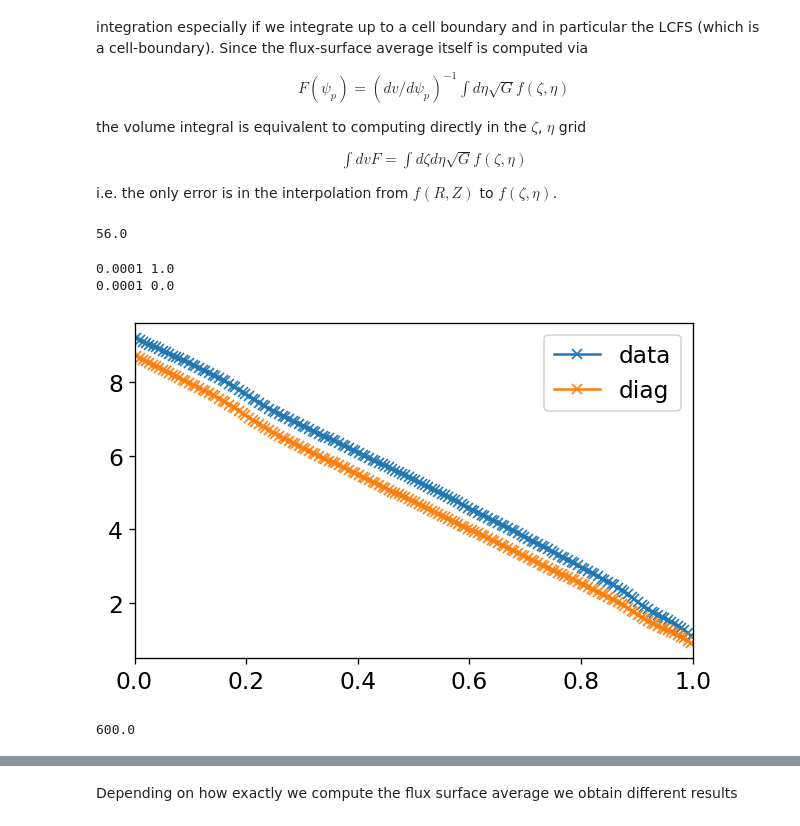
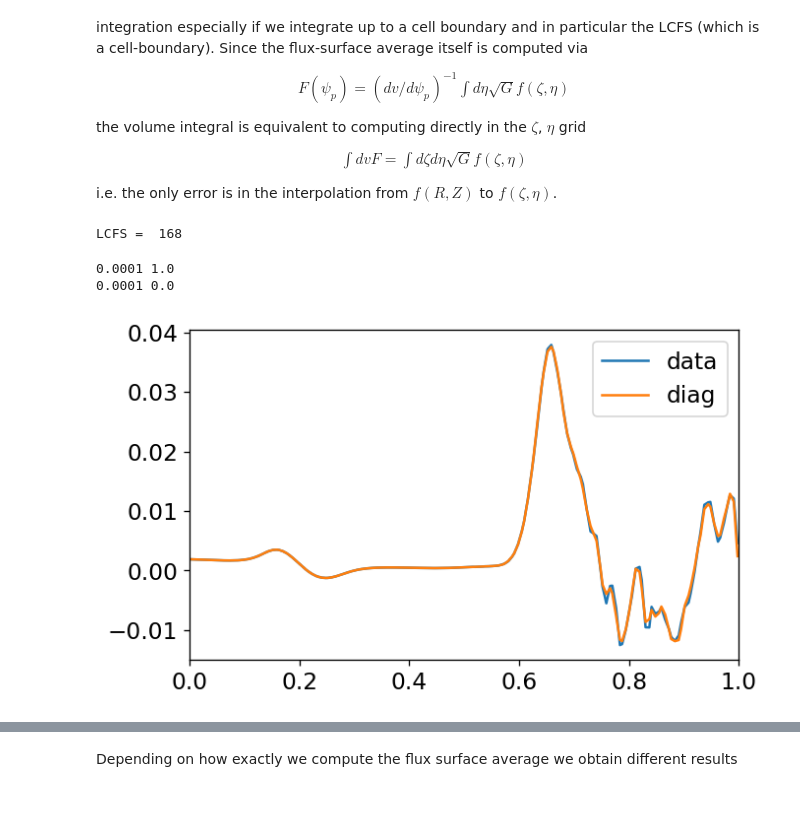
Before and after one commit to mwiesenberger/data-analysis-3d, a Jupyter notebook: Relative Conservation New.ipynb, the cells around one changed output, grey strips where cells are left out. Drawn from its saved outputs; the diff is of its cells as text; code cells hidden in the pictures.

```diff
--- a/Relative Conservation New.ipynb
+++ b/Relative Conservation New.ipynb
@@ -137,9 +137,9 @@ i.e. the only error is in the interpolation from $f(R,Z)$ to $f(\zeta,\eta)$.
 #                     (content[0]['file'][item][:,:]*content[0]['dvdpsi'][None,:]).to_numpy(),grid)
 #             print(ifs)
 # %%
-print( (pp['lcfs']+1)/3)
+print( "LCFS = ", (pp['lcfs']+1))
 # %% [output]
-56.0
+LCFS =  168
 # %%
 # This works reasonably fast
 
@@ -159,15 +159,13 @@ for pp in content:
 0.0001 0.0
 # %%
 fig,ax=plt.subplots(1,1,figsize=(6,3.7), dpi= 120, facecolor='w', edgecolor='k')
-ax.plot( content[0]["rho"][0:168], 600*content[0]['file']["electrons_fsa"][-1,0:168]/content[0]["dvdpsi"][0:168]
-        , marker = 'x', label='data')
-ax.plot( contentdiag[0]["rho"][0:168], contentdiag[0]['file']["electrons_fsa"][-1,0:168]
-        , marker = 'x', label='diag')
+
+ax.plot( content[0]["rho"][0:168], content[0]['file']["divneE_tt_fsa"][-1,0:168]
+        ,  label='data')
+ax.plot( contentdiag[0]["rho"][0:168], contentdiag[0]['file']["divneE_tt_fsa"][-1,0:168]
+        ,  label='diag')
 plt.xlim([0.,1])
 plt.legend()
-plt.savefig ("dvdpsi-orthogonal-separatrix.png",bbox_inches='tight')
 plt.show()
-print(9/0.015)
 # %% [output]
-[figure, old version]
+[figure, new version]
-600.0
```
Also changed, not shown: parts of 40 cells of this notebook.
